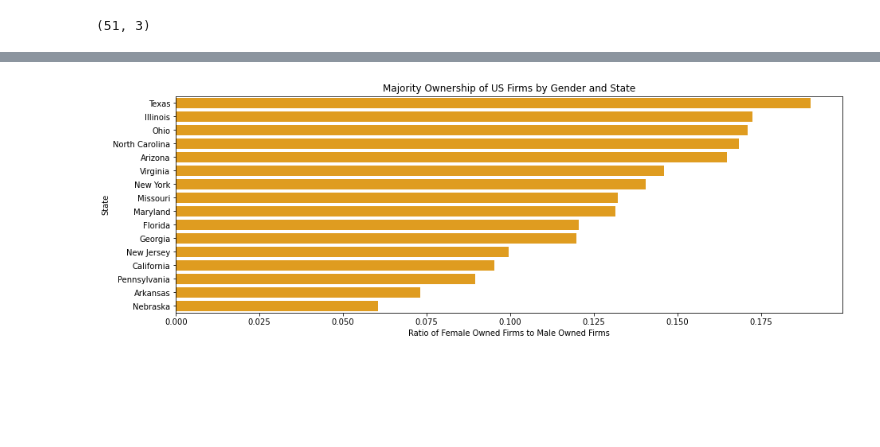
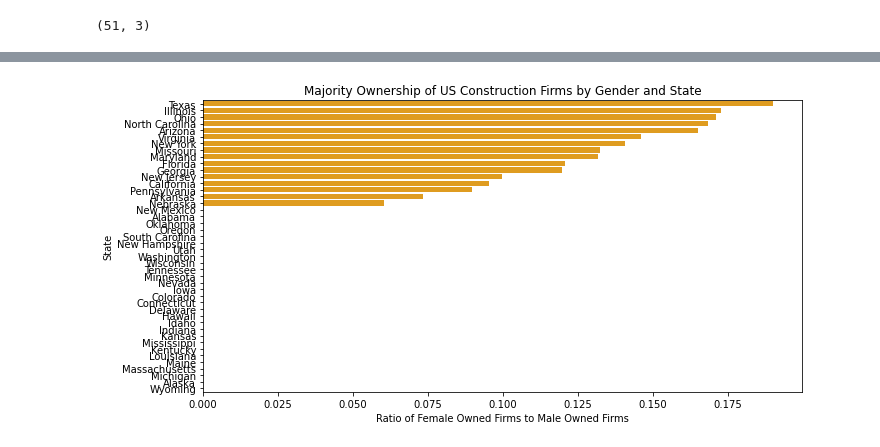
Before and after one commit to jedc4xer/abs_group_assessment, a Jupyter notebook: jake_working_copy.ipynb, the cells around one changed output, grey strips where cells are left out. Cells and saved outputs as stored; diff of their text form; code cells hidden in the pictures; blank space fills up the shorter version.

```diff
--- a/jake_working_copy.ipynb
+++ b/jake_working_copy.ipynb
@@ -298,4 +302,4 @@ newdf = newdf.astype({'Male':int,'Female':int}, copy=True, errors='raise')
 newdf = newdf.assign(RatioFemaleToMale=lambda y: (y['Female'] / y['Male']))
 newdf.sort_values('RatioFemaleToMale', ascending = False, inplace = True)
 newdf.drop(['Male', 'Female'], axis = 1, inplace = True)
-newdf = newdf.head(16)
+newdf# = newdf.head(16)
@@ -302,11 +324,14 @@ newdf = newdf.head(16)
 # %%
-plt.figure(figsize=(15, 5))
+plt.figure(figsize=(10, 5))
 ax4 = sns.barplot(data = newdf, y = 'NAME', x = 'RatioFemaleToMale', color = 'orange')
 ax4.set(xlabel ="Ratio of Female Owned Firms to Male Owned Firms",
-        ylabel = "State", title ='Majority Ownership of US Firms by Gender and State')
+        ylabel = "State", title ='Majority Ownership of US Construction Firms by Gender and State')
+plt.tight_layout()
+
 plt.show()
+ax4.figure.savefig('visual3.png')
 # %% [output]
-[figure, old version]
+[figure, new version]
 # %%
 #Dropped states where male owned firms = 0
 #NOTE: Montana had 387 female-owned firms and 0 male owned firms
```
Also changed, not shown: parts of 3 cells of this notebook, 2 other files.
